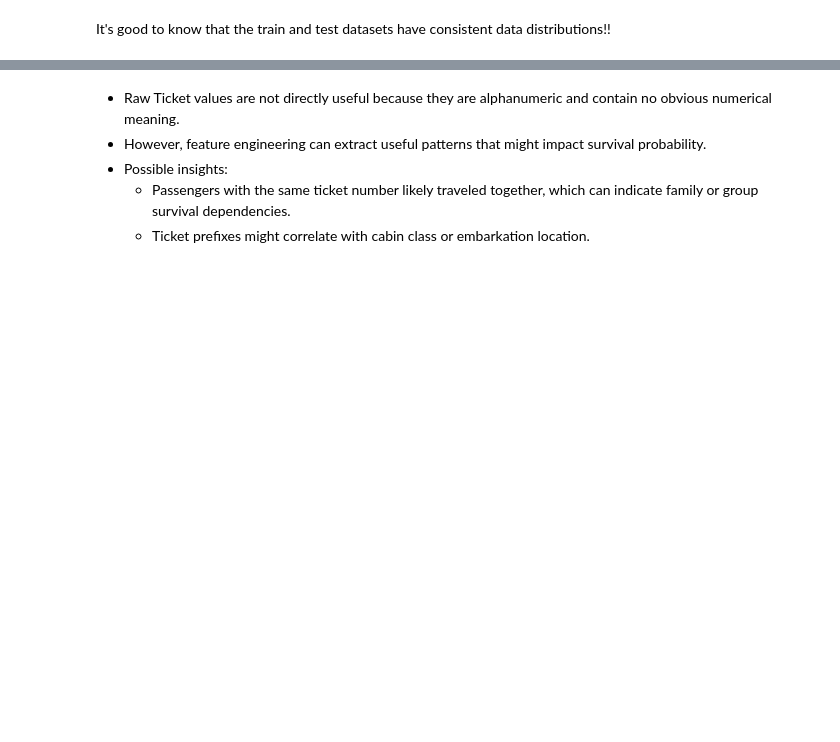
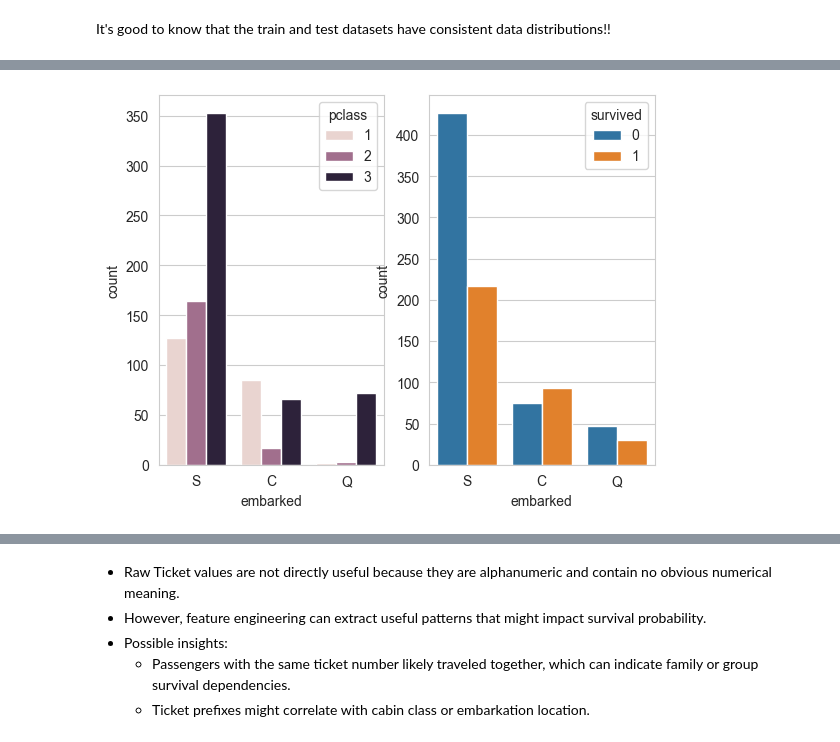
Before and after one commit to xiangshiyin/machine-learning-for-actuarial-science, a Jupyter notebook: 2025-spring/week05/notebook/demo.ipynb, the cells around one changed output, grey strips where cells are left out. Cells and saved outputs as stored; diff of their text form; code cells hidden in the pictures; blank space fills up the shorter version.

```diff
--- a/2025-spring/week05/notebook/demo.ipynb
+++ b/2025-spring/week05/notebook/demo.ipynb
@@ -139,3 +246,10 @@ train.groupby(['pclass','embarked'])['passengerid'].count().reset_index()
+# %%
+fig, axes = plt.subplots(1,2)
+sns.countplot(x='embarked', hue='pclass', data=train, ax=axes[0])
+sns.countplot(x='embarked', hue='survived', data=train, ax=axes[1])
+plt.show()
+# %% [output]
+[figure, added]
 # %% [markdown]
 C = Cherbourg, Q = Queenstown, S = Southampton
 
```
Also changed, not shown: parts of 64 cells of this notebook.
